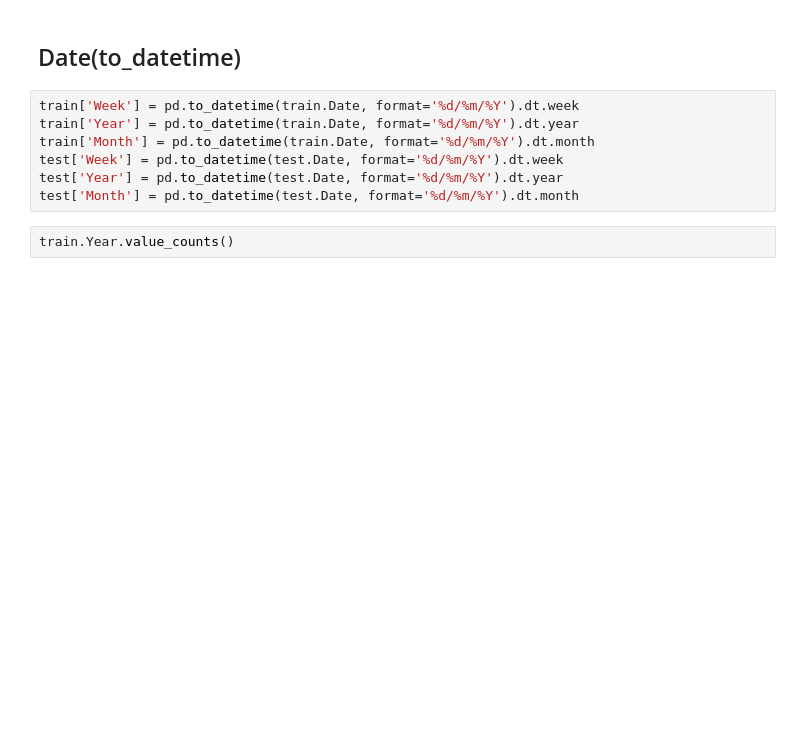
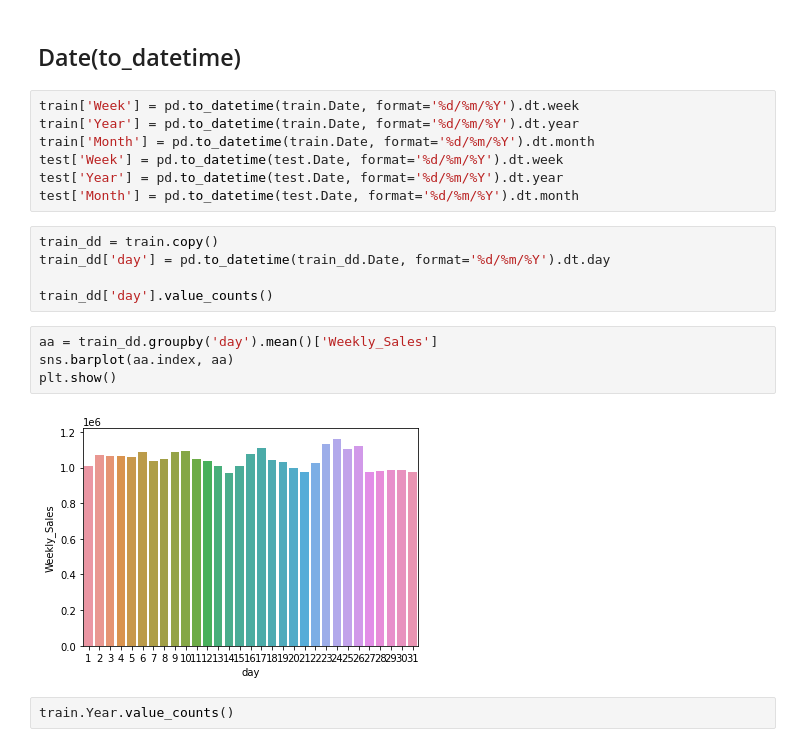
Before and after one commit to chi-hun/dacon, a Jupyter notebook: 쇼핑몰_지점별_매출액_예측_경진대회_2.ipynb, the cells around one changed output. Cells and saved outputs as stored; diff of their text form; blank space fills up the shorter version.

```diff
--- a/쇼핑몰_지점별_매출액_예측_경진대회_2.ipynb
+++ b/쇼핑몰_지점별_매출액_예측_경진대회_2.ipynb
@@ -174,6 +230,17 @@ train['Month'] = pd.to_datetime(train.Date, format='%d/%m/%Y').dt.month
 test['Week'] = pd.to_datetime(test.Date, format='%d/%m/%Y').dt.week
 test['Year'] = pd.to_datetime(test.Date, format='%d/%m/%Y').dt.year
 test['Month'] = pd.to_datetime(test.Date, format='%d/%m/%Y').dt.month
+# %%
+train_dd = train.copy()
+train_dd['day'] = pd.to_datetime(train_dd.Date, format='%d/%m/%Y').dt.day
+
+train_dd['day'].value_counts()
+# %%
+aa = train_dd.groupby('day').mean()['Weekly_Sales']
+sns.barplot(aa.index, aa)
+plt.show()
+# %% [output]
+[figure, added]
 # %%
 train.Year.value_counts()
 # %% [output]
```
Also changed, not shown: parts of 130 cells of this notebook.
